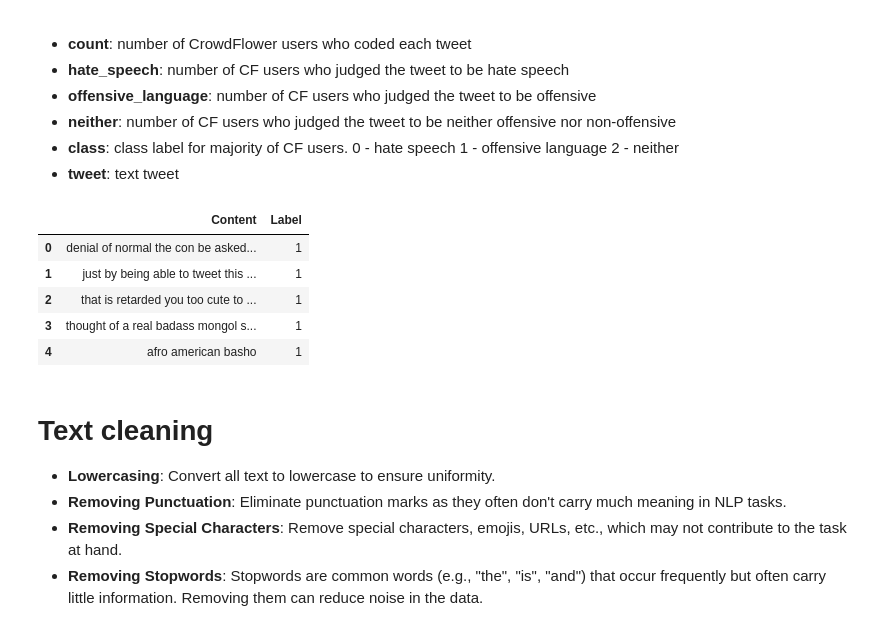
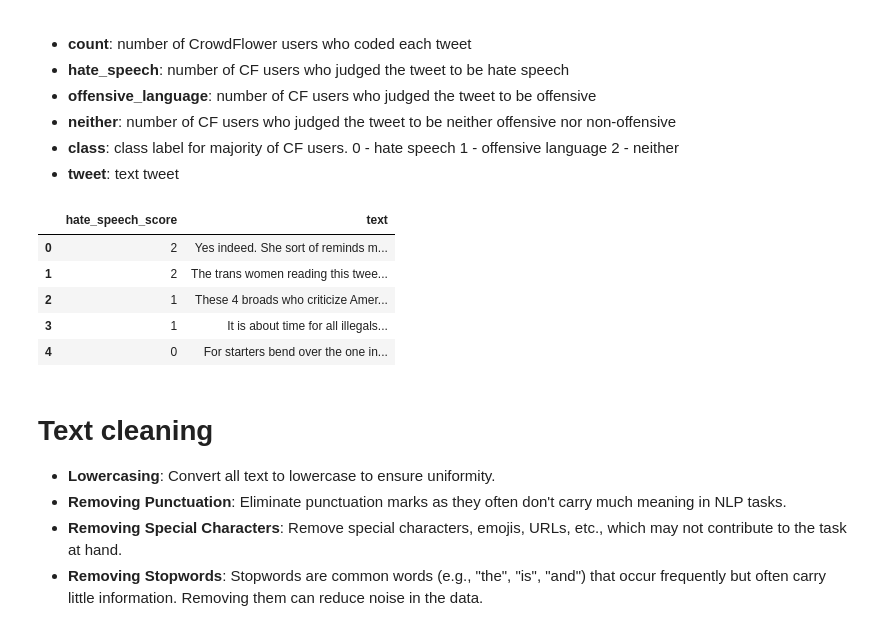
Before and after one commit to CrocoPops/HateSpeechDetection, a Jupyter notebook: HateSpeechDet_aug.ipynb, the cells around one changed output. Drawn from its saved outputs; the diff is of its cells as text; code cells hidden in the pictures.

```diff
--- a/HateSpeechDet_aug.ipynb
+++ b/HateSpeechDet_aug.ipynb
@@ -36,32 +37,41 @@ from sklearn.metrics import precision_score, recall_score, f1_score, confusion_m
 # %%
 # Tensorboard initialization
 writer = SummaryWriter(log_dir="./logs")
 
 def parse_tweets_until_colon(data):
     parsed_tweets = []
-    for tweet in data['tweet']:
+    for tweet in data['text']:
         colon_index = tweet.find(':')
         if colon_index != -1:
             parsed_tweets.append(tweet[colon_index + 1:])
         else:
             parsed_tweets.append(tweet)
     return parsed_tweets
 
-data = pd.read_csv('YD_aug_data_balanced.csv')
+# data = pd.read_csv('YD_aug_data_balanced.csv')
+#data = pd.read_csv('labeled_data.csv')
 # data = data.drop(columns='Unnamed: 0')
 # data['tweet'] = parse_tweets_until_colon(data)
+
+data = datasets.load_dataset('ucberkeley-dlab/measuring-hate-speech')
+data = data['train'].to_pandas()
+data['text'] = parse_tweets_until_colon(data)
+
+data['hate_speech_score'] = [2 if c < -1 else (1 if c > -1 and c < 0.5 else 0) for c in data['hate_speech_score']]
+data = data[['hate_speech_score', 'text']]
+data.describe()
 
 # data = load_dataset('ucberkeley-dlab/measuring-hate-speech')
 # data = data['train'].to_pandas()
 
 data.head()
 # %% [output]
-|  | Content | Label |
-| 0 | denial of normal the con be asked... | 1 |
-| 1 | just by being able to tweet this ... | 1 |
-| 2 | that is retarded you too cute to ... | 1 |
-| 3 | thought of a real badass mongol s... | 1 |
-| 4 | afro american basho | 1 |
+|  | hate_speech_score | text |
+| 0 | 2 | Yes indeed. She sort of reminds m... |
+| 1 | 2 | The trans women reading this twee... |
+| 2 | 1 | These 4 broads who criticize Amer... |
+| 3 | 1 | It is about time for all illegals... |
+| 4 | 0 | For starters bend over the one in... |
 # %% [markdown]
 # Text cleaning
 
```
Also changed, not shown: parts of 12 cells of this notebook, 26 other files.
